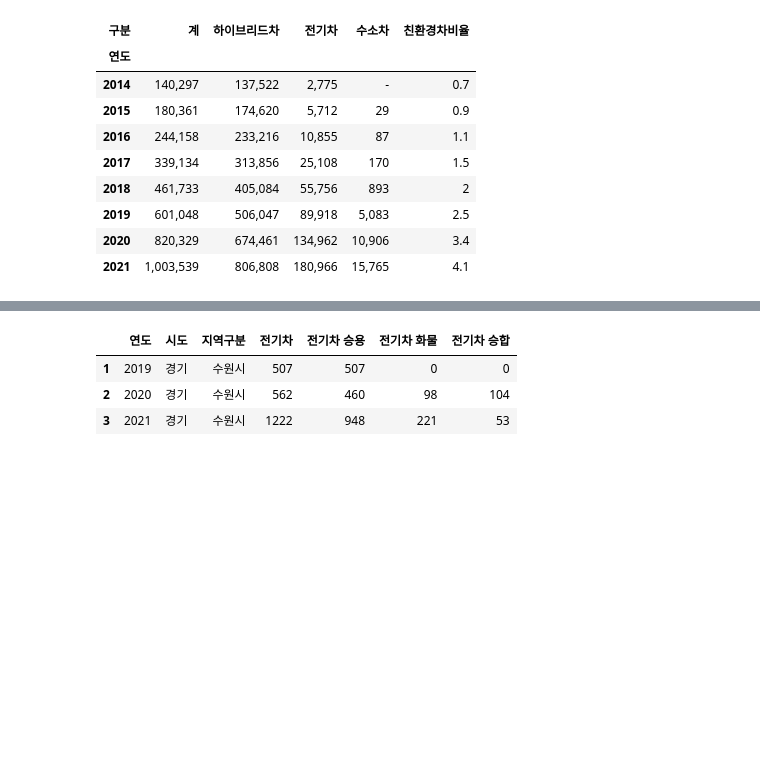
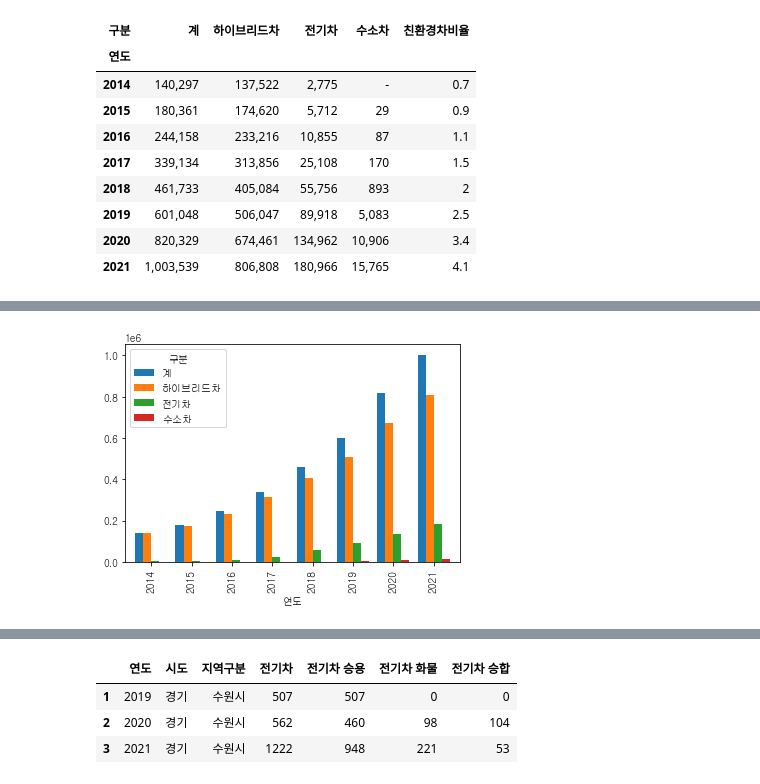
Before and after one commit to kwonkai/juno1412, a Jupyter notebook: 수원 전기차 충전소/data.ipynb, the cells around one changed output, grey strips where cells are left out. Saved outputs shown, nothing was run; the diff lists cells and outputs as text; code cells hidden in the pictures; blank space fills up the shorter version.

```diff
--- a/수원 전기차 충전소/data.ipynb
+++ b/수원 전기차 충전소/data.ipynb
@@ -41,0 +89,6 @@ all_data
+# %%
+# 전국 친환경차 현황 시각화
+all_data2.plot(kind='bar', width=0.8)
+plt.show()
+# %% [output]
+[figure, added]
```
Also changed, not shown: parts of 12 cells of this notebook.
